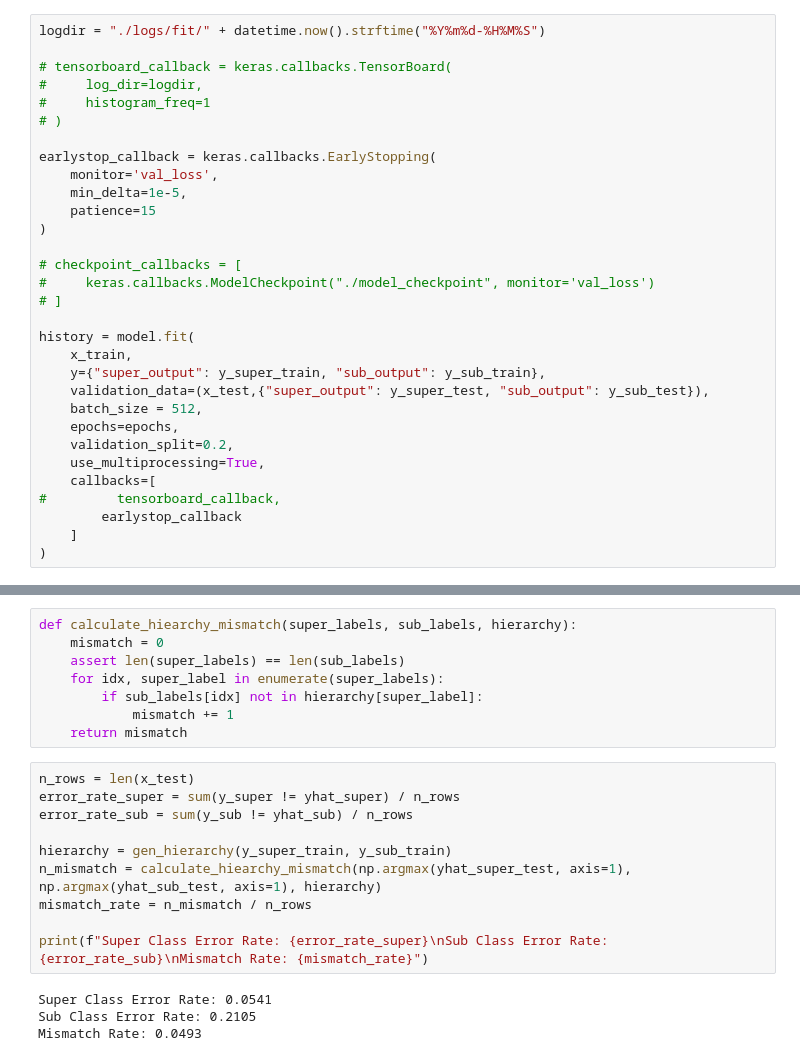
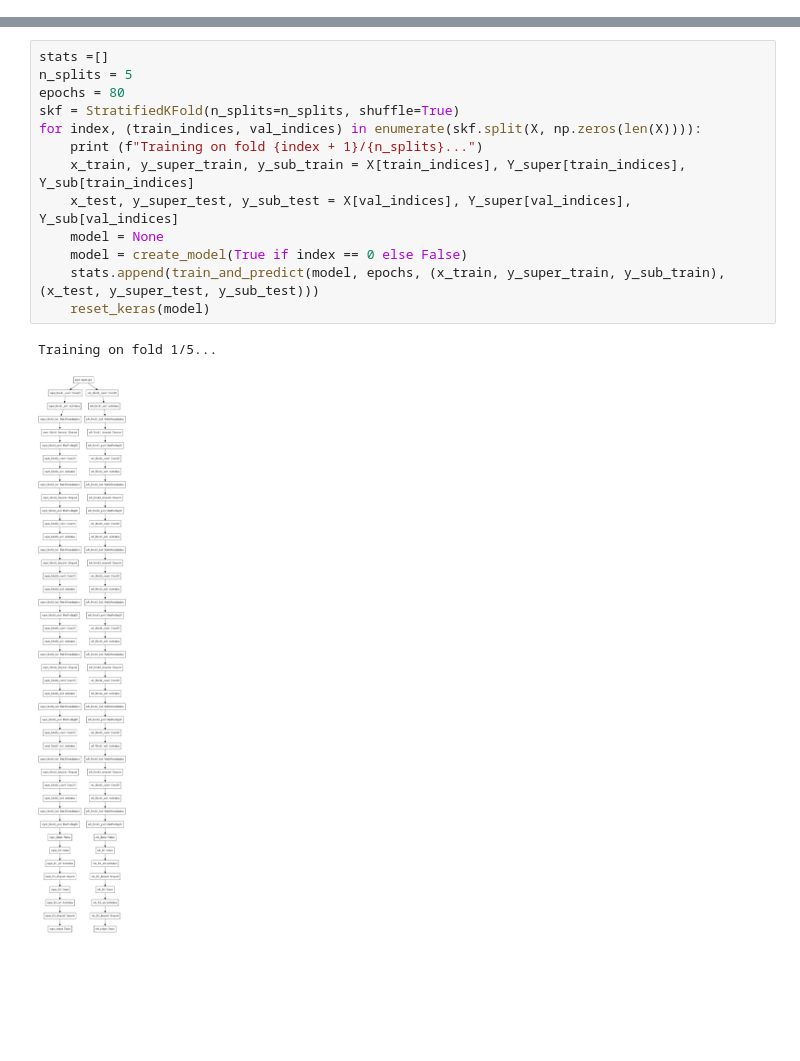
Before and after one commit to edwin-yan/hierarchical_classification, a Jupyter notebook: CIFAR10-flat.ipynb, the cells around one changed output, grey strips where cells are left out. Cells and saved outputs as stored; diff of their text form; blank space fills up the shorter version.

Commit message:
Re-ran CIFAR10 with 5 Fold X-Val

```diff
--- a/CIFAR10-flat.ipynb
+++ b/CIFAR10-flat.ipynb
@@ -183,31 +67,0 @@ tf.keras.utils.plot_model(model, show_shapes=False, show_dtype=False, show_layer
-# %%
-logdir = "./logs/fit/" + datetime.now().strftime("%Y%m%d-%H%M%S")
-
-# tensorboard_callback = keras.callbacks.TensorBoard(
-#     log_dir=logdir,
-#     histogram_freq=1
-# )
-
-earlystop_callback = keras.callbacks.EarlyStopping(
-    monitor='val_loss',
-    min_delta=1e-5,
-    patience=15
-)
-
-# checkpoint_callbacks = [
-#     keras.callbacks.ModelCheckpoint("./model_checkpoint", monitor='val_loss')
-# ]
-
-history = model.fit(
-    x_train,
-    y={"super_output": y_super_train, "sub_output": y_sub_train},
-    validation_data=(x_test,{"super_output": y_super_test, "sub_output": y_sub_test}),
-    batch_size = 512,
-    epochs=epochs,
-    validation_split=0.2,
-    use_multiprocessing=True,
-    callbacks=[
-#         tensorboard_callback,
-        earlystop_callback
-    ]
-)
@@ -259,22 +68,16 @@ pd.crosstab(y_sub, yhat_sub, rownames=['Actual'], colnames=['Pred'])
-# %%
-def calculate_hiearchy_mismatch(super_labels, sub_labels, hierarchy):
-    mismatch = 0
-    assert len(super_labels) == len(sub_labels)
-    for idx, super_label in enumerate(super_labels):
-        if sub_labels[idx] not in hierarchy[super_label]:
-            mismatch += 1
-    return mismatch
-# %%
-n_rows = len(x_test)
-error_rate_super = sum(y_super != yhat_super) / n_rows
-error_rate_sub = sum(y_sub != yhat_sub) / n_rows
-
-hierarchy = gen_hierarchy(y_super_train, y_sub_train)
-n_mismatch = calculate_hiearchy_mismatch(np.argmax(yhat_super_test, axis=1), np.argmax(yhat_sub_test, axis=1), hierarchy)
-mismatch_rate = n_mismatch / n_rows
-
-print(f"Super Class Error Rate: {error_rate_super}\nSub Class Error Rate: {error_rate_sub}\nMismatch Rate: {mismatch_rate}")
-# %% [output]
-Super Class Error Rate: 0.0541
-Sub Class Error Rate: 0.2105
-Mismatch Rate: 0.0493
+# %%
+stats =[]
+n_splits = 5
+epochs = 80
+skf = StratifiedKFold(n_splits=n_splits, shuffle=True)
+for index, (train_indices, val_indices) in enumerate(skf.split(X, np.zeros(len(X)))):
+    print (f"Training on fold {index + 1}/{n_splits}...")
+    x_train, y_super_train, y_sub_train = X[train_indices], Y_super[train_indices], Y_sub[train_indices]
+    x_test, y_super_test, y_sub_test = X[val_indices], Y_super[val_indices], Y_sub[val_indices]
+    model = None
+    model = create_model(True if index == 0 else False)
+    stats.append(train_and_predict(model, epochs, (x_train, y_super_train, y_sub_train), (x_test, y_super_test, y_sub_test)))
+    reset_keras(model)
+# %% [output]
+Training on fold 1/5...
+[figure, added]
```
Also changed, not shown: parts of 22 cells of this notebook, 5 other files.
